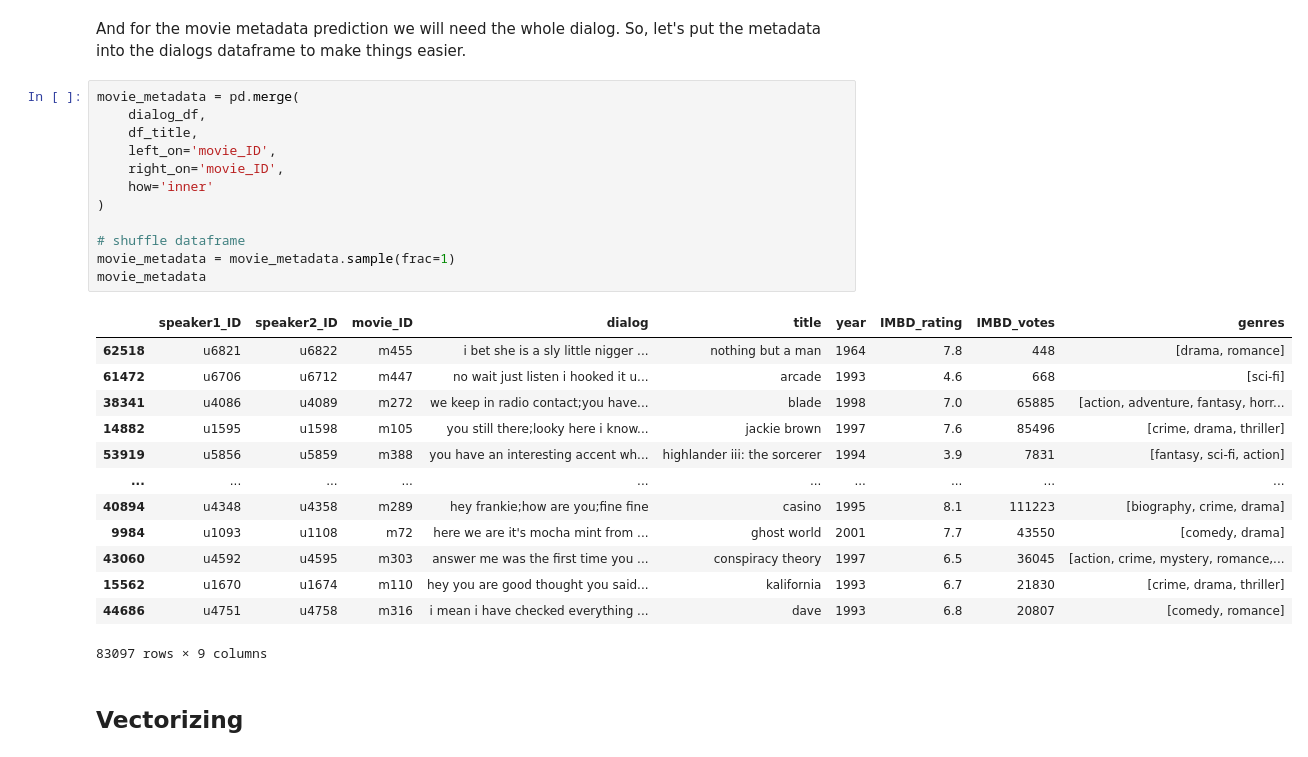
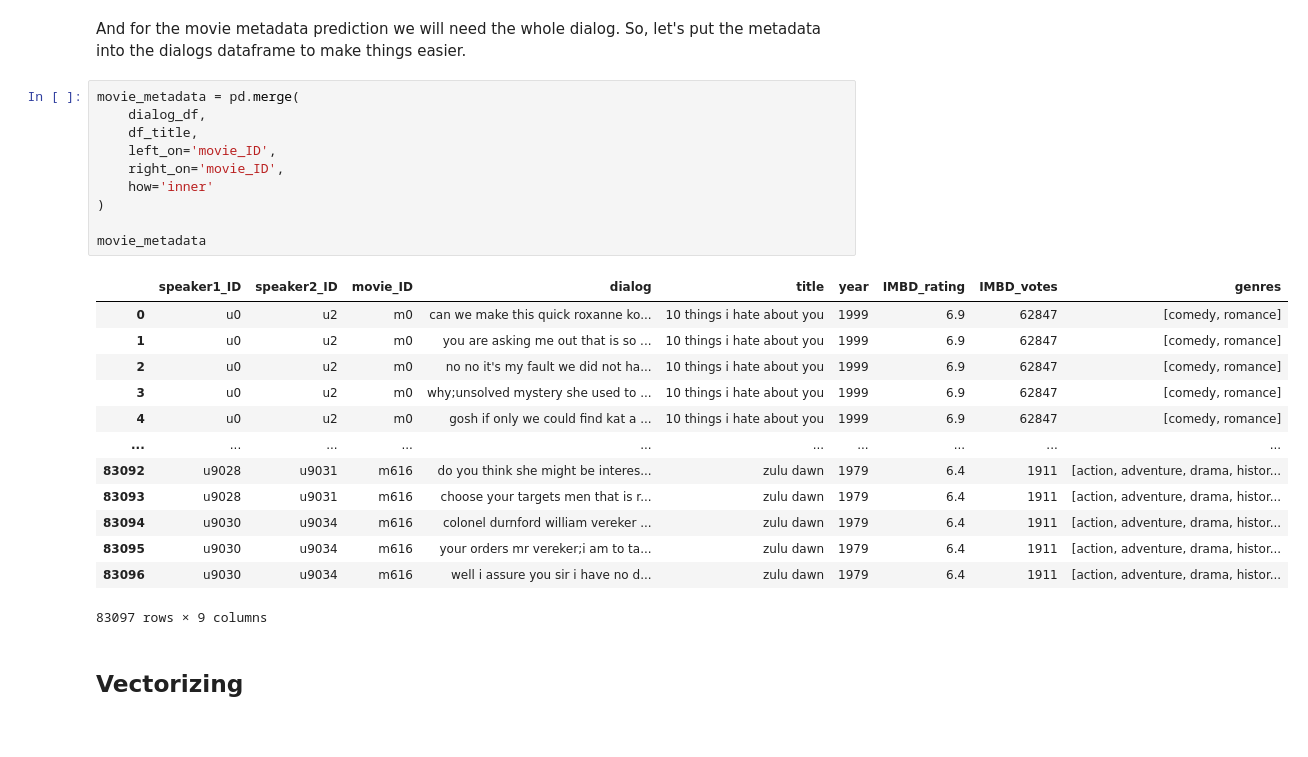
Before and after one commit to AngelaRemolina/NLP-Film-Dialog-Generation, a Jupyter notebook: Metadata-Prediction.ipynb, the cells around one changed output. Cells and saved outputs as stored; diff of their text form.

```diff
--- a/Metadata-Prediction.ipynb
+++ b/Metadata-Prediction.ipynb
@@ -282,28 +280,26 @@ And for the movie metadata prediction we will need the whole dialog. So, let's p
 # %%
 movie_metadata = pd.merge(
     dialog_df,
     df_title,
     left_on='movie_ID',
     right_on='movie_ID',
     how='inner'
 )
 
-# shuffle dataframe
-movie_metadata = movie_metadata.sample(frac=1)
 movie_metadata
 # %% [output]
 |  | speaker1_ID | speaker2_ID | movie_ID | dialog | title | year | IMBD_rating | IMBD_votes | genres |
-| 62518 | u6821 | u6822 | m455 | i bet she is a sly little nigger ... | nothing but a man | 1964 | 7.8 | 448 | [drama, romance] |
-| 61472 | u6706 | u6712 | m447 | no wait just listen i hooked it u... | arcade | 1993 | 4.6 | 668 | [sci-fi] |
-| 38341 | u4086 | u4089 | m272 | we keep in radio contact;you have... | blade | 1998 | 7.0 | 65885 | [action, adventure, fantasy, horr... |
-| 14882 | u1595 | u1598 | m105 | you still there;looky here i know... | jackie brown | 1997 | 7.6 | 85496 | [crime, drama, thriller] |
-| 53919 | u5856 | u5859 | m388 | you have an interesting accent wh... | highlander iii: the sorcerer | 1994 | 3.9 | 7831 | [fantasy, sci-fi, action] |
+| 0 | u0 | u2 | m0 | can we make this quick roxanne ko... | 10 things i hate about you | 1999 | 6.9 | 62847 | [comedy, romance] |
+| 1 | u0 | u2 | m0 | you are asking me out that is so ... | 10 things i hate about you | 1999 | 6.9 | 62847 | [comedy, romance] |
+| 2 | u0 | u2 | m0 | no no it's my fault we did not ha... | 10 things i hate about you | 1999 | 6.9 | 62847 | [comedy, romance] |
+| 3 | u0 | u2 | m0 | why;unsolved mystery she used to ... | 10 things i hate about you | 1999 | 6.9 | 62847 | [comedy, romance] |
+| 4 | u0 | u2 | m0 | gosh if only we could find kat a ... | 10 things i hate about you | 1999 | 6.9 | 62847 | [comedy, romance] |
 | ... | ... | ... | ... | ... | ... | ... | ... | ... | ... |
-| 40894 | u4348 | u4358 | m289 | hey frankie;how are you;fine fine | casino | 1995 | 8.1 | 111223 | [biography, crime, drama] |
-| 9984 | u1093 | u1108 | m72 | here we are it's mocha mint from ... | ghost world | 2001 | 7.7 | 43550 | [comedy, drama] |
-| 43060 | u4592 | u4595 | m303 | answer me was the first time you ... | conspiracy theory | 1997 | 6.5 | 36045 | [action, crime, mystery, romance,... |
-| 15562 | u1670 | u1674 | m110 | hey you are good thought you said... | kalifornia | 1993 | 6.7 | 21830 | [crime, drama, thriller] |
-| 44686 | u4751 | u4758 | m316 | i mean i have checked everything ... | dave | 1993 | 6.8 | 20807 | [comedy, romance] |
+| 83092 | u9028 | u9031 | m616 | do you think she might be interes... | zulu dawn | 1979 | 6.4 | 1911 | [action, adventure, drama, histor... |
+| 83093 | u9028 | u9031 | m616 | choose your targets men that is r... | zulu dawn | 1979 | 6.4 | 1911 | [action, adventure, drama, histor... |
+| 83094 | u9030 | u9034 | m616 | colonel durnford william vereker ... | zulu dawn | 1979 | 6.4 | 1911 | [action, adventure, drama, histor... |
+| 83095 | u9030 | u9034 | m616 | your orders mr vereker;i am to ta... | zulu dawn | 1979 | 6.4 | 1911 | [action, adventure, drama, histor... |
+| 83096 | u9030 | u9034 | m616 | well i assure you sir i have no d... | zulu dawn | 1979 | 6.4 | 1911 | [action, adventure, drama, histor... |
 83097 rows × 9 columns
 # %% [markdown]
 ## Vectorizing
```
Also changed, not shown: parts of 26 cells of this notebook.
